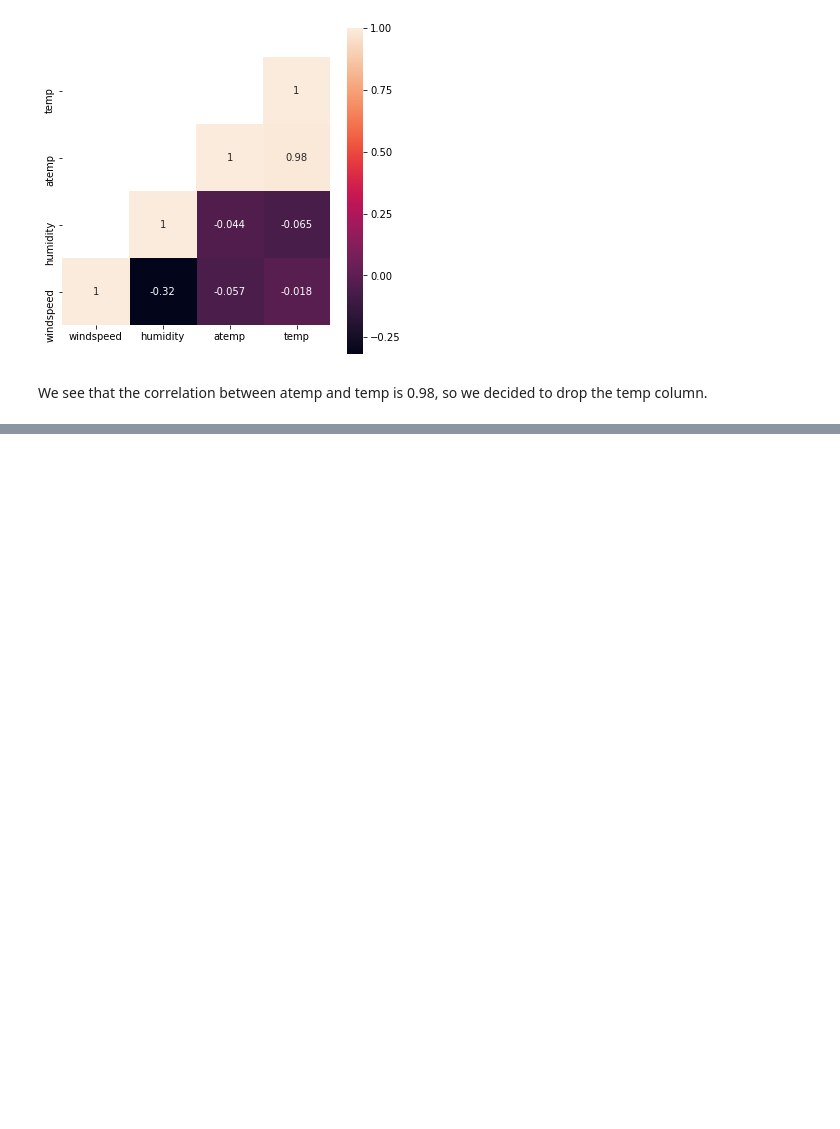
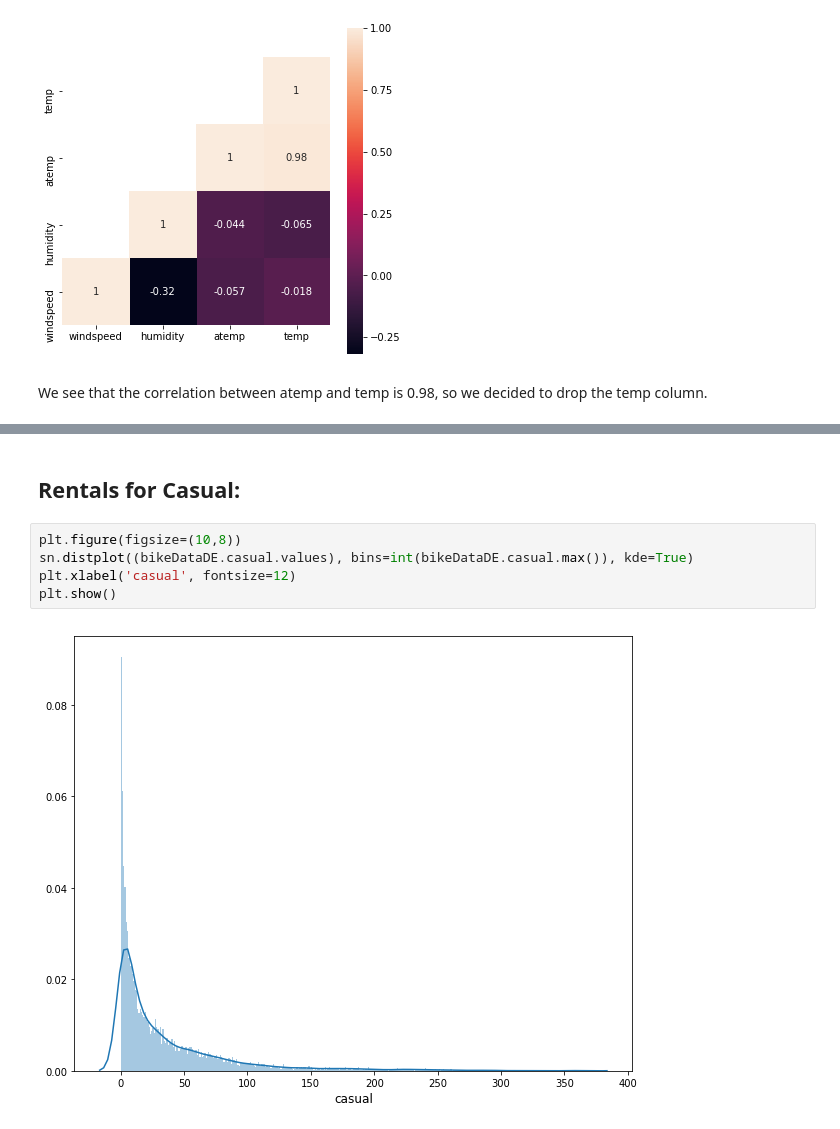
Before and after one commit to omerv/Bike-Sharing-Demand, a Jupyter notebook: Bike_Sharing_Demand_Data_Exploration.ipynb, the cells around one changed output, grey strips where cells are left out. Drawn from its saved outputs; the diff is of its cells as text; blank space fills up the shorter version.

```diff
--- a/Bike_Sharing_Demand_Data_Exploration.ipynb
+++ b/Bike_Sharing_Demand_Data_Exploration.ipynb
@@ -415,0 +444,9 @@ We see that the correlation between atemp and temp is 0.98, so we decided to dro
+# %% [markdown]
+##  Rentals for Casual:
+# %%
+plt.figure(figsize=(10,8))
+sn.distplot((bikeDataDE.casual.values), bins=int(bikeDataDE.casual.max()), kde=True)
+plt.xlabel('casual', fontsize=12)
+plt.show()
+# %% [output]
+[figure, added]
```
Also changed, not shown: parts of 8 cells of this notebook.
